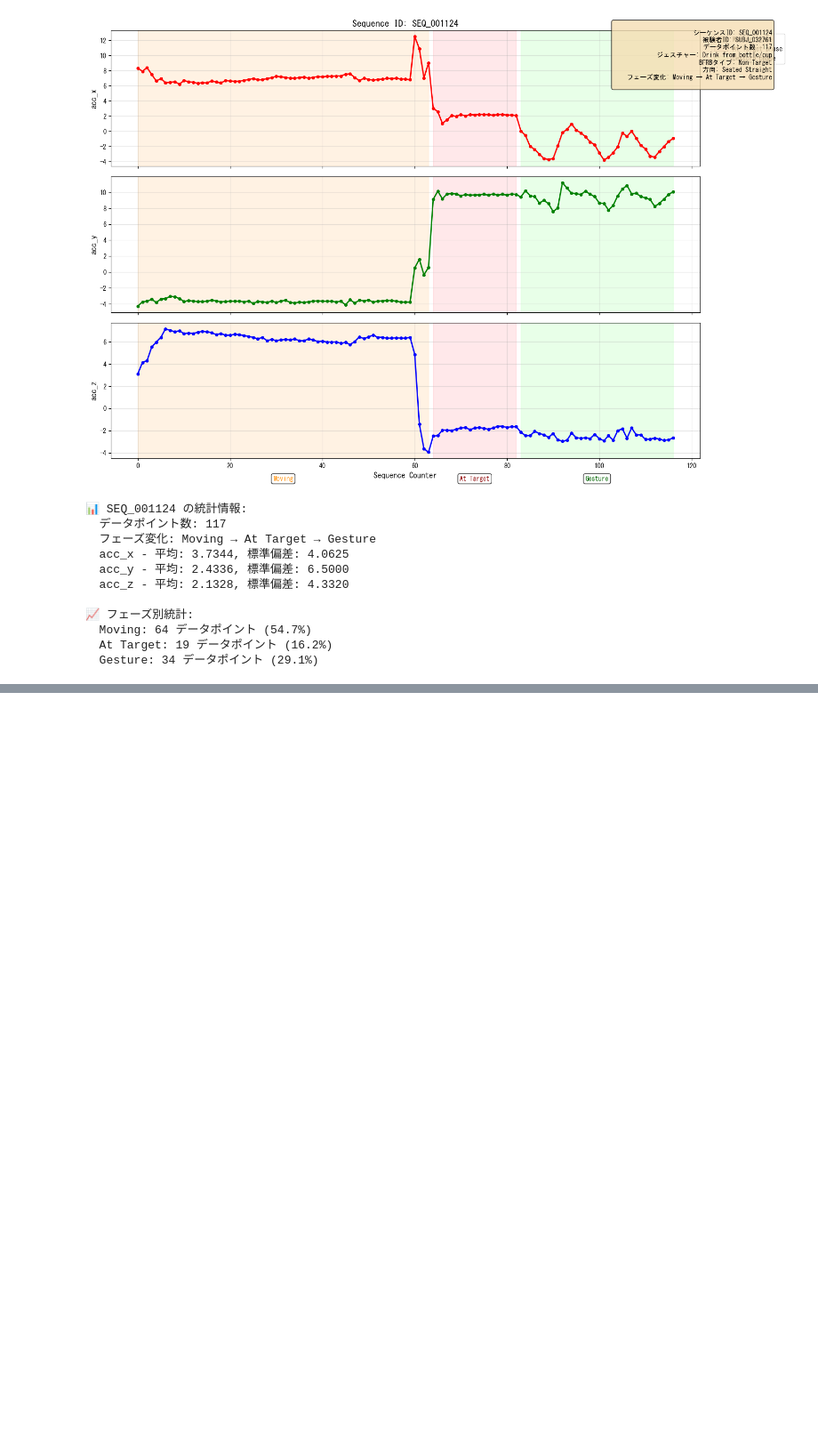
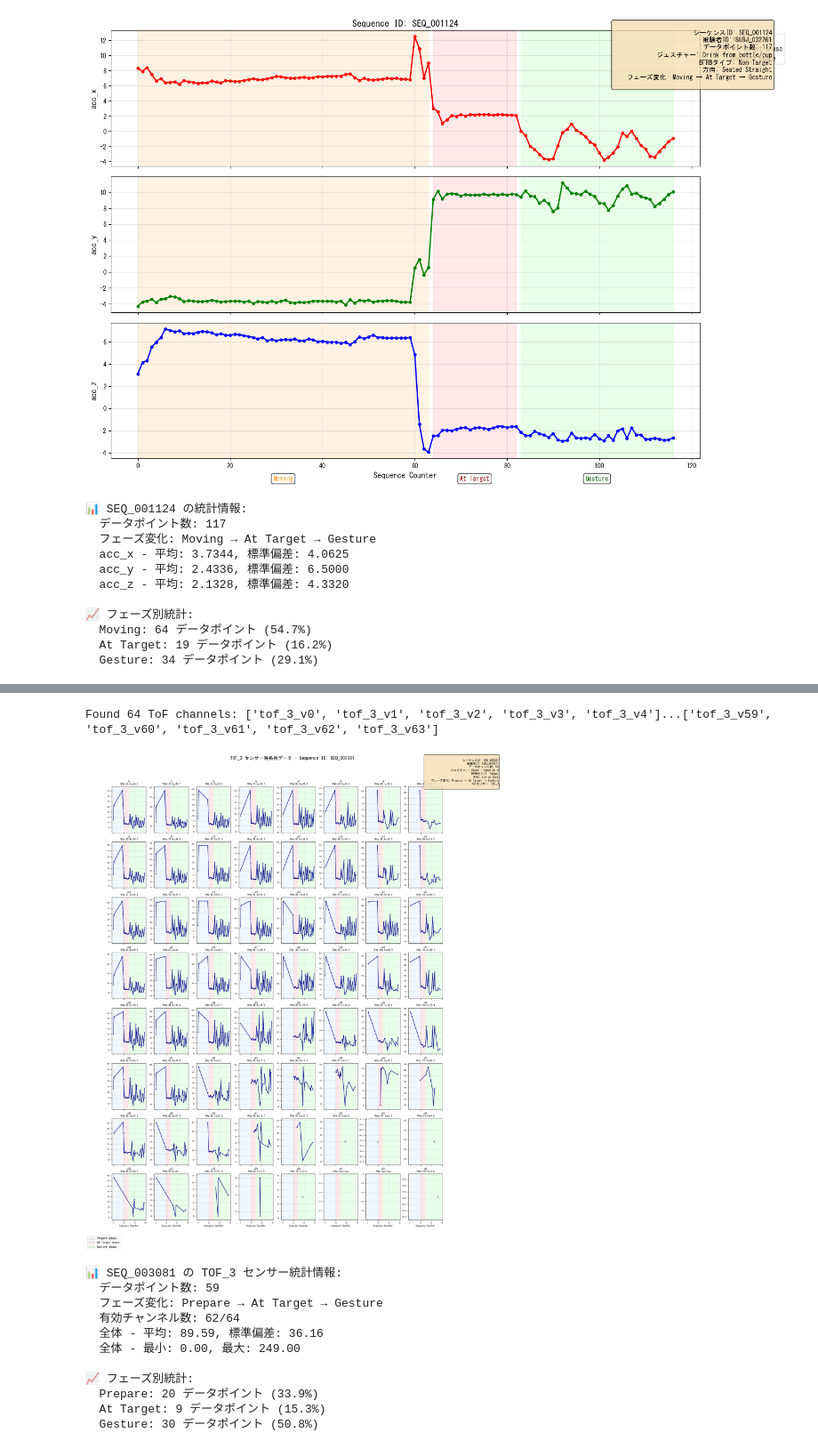
Before and after one commit to taka-ttttt/cmi-detect-behavior-with-sensor-data, a Jupyter notebook: cmi_v00_eda.ipynb, the cells around one changed output, grey strips where cells are left out. Shown at 89% size. Cells and saved outputs as stored; diff of their text form; code cells hidden in the pictures; blank space fills up the shorter version.

```diff
--- a/cmi_v00_eda.ipynb
+++ b/cmi_v00_eda.ipynb
@@ -817,0 +1043,23 @@ if len(target_sequences) > 0:
+# %%
+# sequence_idにごとに時系列データを確認
+gesture_sequences = train.groupby('gesture')['sequence_id'].unique()
+
+# 特定のジェスチャーの時系列データをプロット
+target_gesture = "Cheek - pinch skin"
+target_sequences = gesture_sequences.get(target_gesture, [])
+if len(target_sequences) > 0:
+    plot_tof_timeseries_single(train, target_sequences[30], tof_sensor='tof_3')
+# %% [output]
+Found 64 ToF channels: ['tof_3_v0', 'tof_3_v1', 'tof_3_v2', 'tof_3_v3', 'tof_3_v4']...['tof_3_v59', 'tof_3_v60', 'tof_3_v61', 'tof_3_v62', 'tof_3_v63']
+[figure, added]
+📊 SEQ_003081 の TOF_3 センサー統計情報:
+  データポイント数: 59
+  フェーズ変化: Prepare → At Target → Gesture
+  有効チャンネル数: 62/64
+  全体 - 平均: 89.59, 標準偏差: 36.16
+  全体 - 最小: 0.00, 最大: 249.00
+
+📈 フェーズ別統計:
+  Prepare: 20 データポイント (33.9%)
+  At Target: 9 データポイント (15.3%)
+  Gesture: 30 データポイント (50.8%)
```
Also changed, not shown: parts of 4 cells of this notebook, 1 other file.
